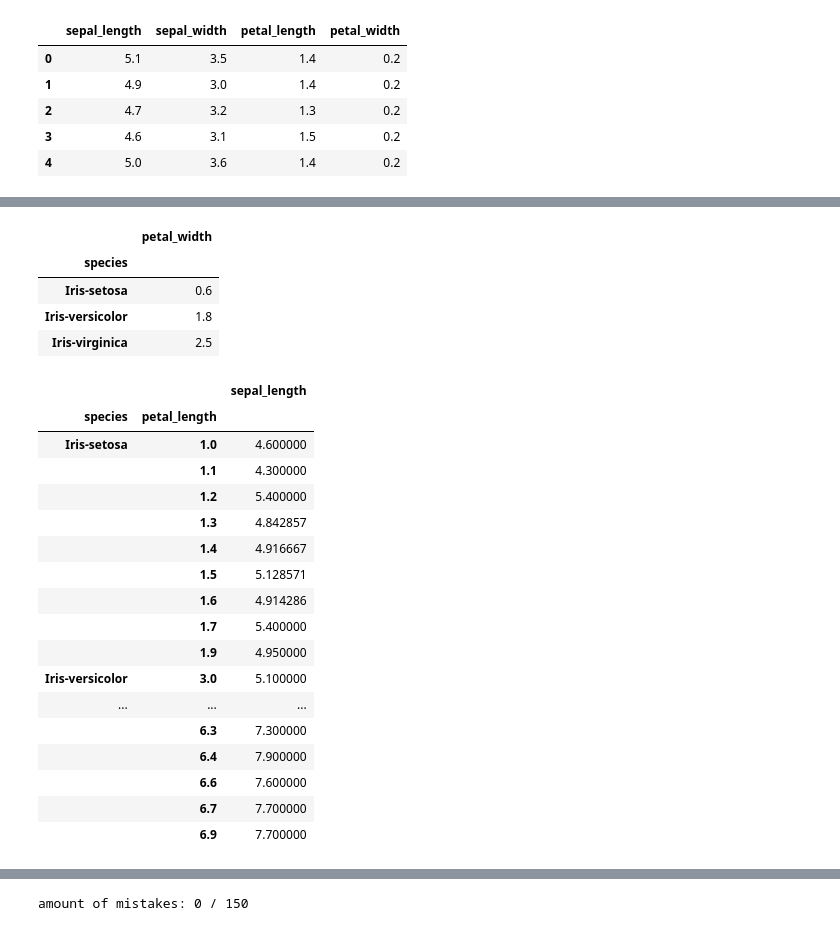
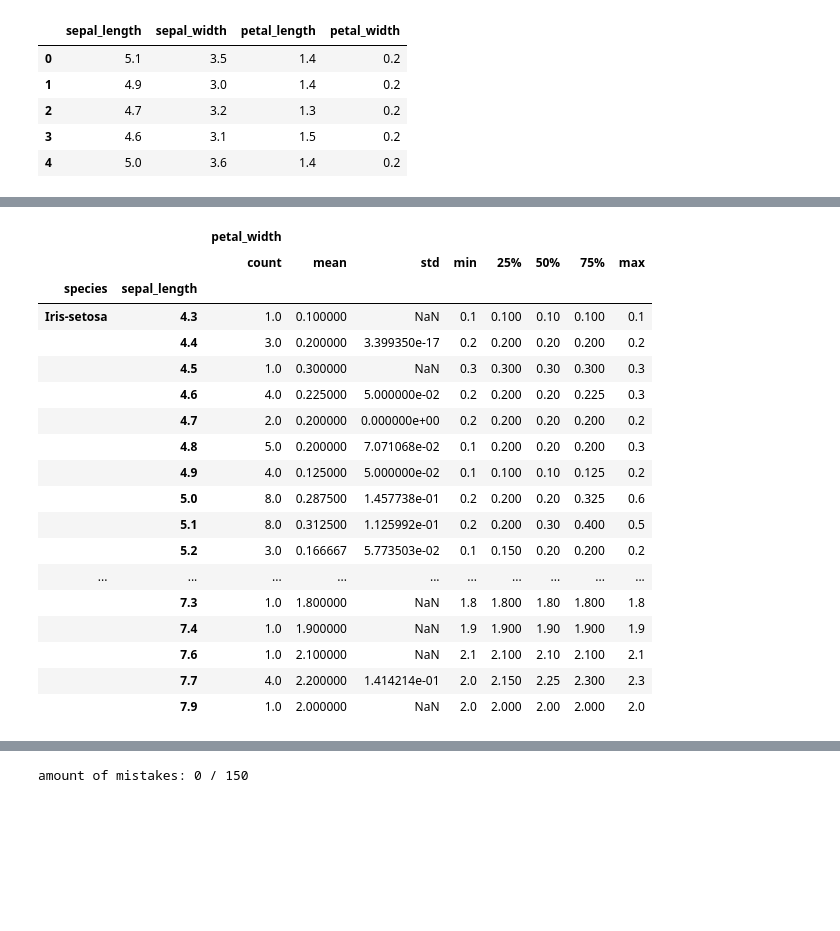
Before and after one commit to miguelAlessandro/Curso-CM072, a Jupyter notebook: Tareas/Tarea1.ipynb, the cells around one changed output, grey strips where cells are left out. Drawn from its saved outputs; the diff is of its cells as text; code cells hidden in the pictures; blank space fills up the shorter version.

```diff
--- a/Tareas/Tarea1.ipynb
+++ b/Tareas/Tarea1.ipynb
@@ -73,29 +105,22 @@ iris[['species', 'petal_width']].groupby(['species']).min()
 # %%
-iris[['species', 'petal_width']].groupby(['species']).max()
+iris[['species', 'sepal_length', 'petal_width']].groupby(['species', 'sepal_length']).describe()
 # %% [output]
-|  | petal_width |
-| species |  |
-| Iris-setosa | 0.6 |
-| Iris-versicolor | 1.8 |
-| Iris-virginica | 2.5 |
+|  |  | petal_width |  |  |  |  |  |  |  |
+|  |  | count | mean | std | min | 25% | 50% | 75% | max |
+| species | sepal_length |  |  |  |  |  |  |  |  |
+| Iris-setosa | 4.3 | 1.0 | 0.100000 | NaN | 0.1 | 0.100 | 0.10 | 0.100 | 0.1 |
+|  | 4.4 | 3.0 | 0.200000 | 3.399350e-17 | 0.2 | 0.200 | 0.20 | 0.200 | 0.2 |
+|  | 4.5 | 1.0 | 0.300000 | NaN | 0.3 | 0.300 | 0.30 | 0.300 | 0.3 |
+|  | 4.6 | 4.0 | 0.225000 | 5.000000e-02 | 0.2 | 0.200 | 0.20 | 0.225 | 0.3 |
+|  | 4.7 | 2.0 | 0.200000 | 0.000000e+00 | 0.2 | 0.200 | 0.20 | 0.200 | 0.2 |
+|  | 4.8 | 5.0 | 0.200000 | 7.071068e-02 | 0.1 | 0.200 | 0.20 | 0.200 | 0.3 |
+|  | 4.9 | 4.0 | 0.125000 | 5.000000e-02 | 0.1 | 0.100 | 0.10 | 0.125 | 0.2 |
+|  | 5.0 | 8.0 | 0.287500 | 1.457738e-01 | 0.2 | 0.200 | 0.20 | 0.325 | 0.6 |
+|  | 5.1 | 8.0 | 0.312500 | 1.125992e-01 | 0.2 | 0.200 | 0.30 | 0.400 | 0.5 |
+|  | 5.2 | 3.0 | 0.166667 | 5.773503e-02 | 0.1 | 0.150 | 0.20 | 0.200 | 0.2 |
+| ... | ... | ... | ... | ... | ... | ... | ... | ... | ... |
+|  | 7.3 | 1.0 | 1.800000 | NaN | 1.8 | 1.800 | 1.80 | 1.800 | 1.8 |
+|  | 7.4 | 1.0 | 1.900000 | NaN | 1.9 | 1.900 | 1.90 | 1.900 | 1.9 |
+|  | 7.6 | 1.0 | 2.100000 | NaN | 2.1 | 2.100 | 2.10 | 2.100 | 2.1 |
+|  | 7.7 | 4.0 | 2.200000 | 1.414214e-01 | 2.0 | 2.150 | 2.25 | 2.300 | 2.3 |
+|  | 7.9 | 1.0 | 2.000000 | NaN | 2.0 | 2.000 | 2.00 | 2.000 | 2.0 |
-# %%
-iris[['species', 'petal_length', 'sepal_length']].groupby(['species', 'petal_length']).mean()
-# %% [output]
-|  |  | sepal_length |
-| species | petal_length |  |
-| Iris-setosa | 1.0 | 4.600000 |
-|  | 1.1 | 4.300000 |
-|  | 1.2 | 5.400000 |
-|  | 1.3 | 4.842857 |
-|  | 1.4 | 4.916667 |
-|  | 1.5 | 5.128571 |
-|  | 1.6 | 4.914286 |
-|  | 1.7 | 5.400000 |
-|  | 1.9 | 4.950000 |
-| Iris-versicolor | 3.0 | 5.100000 |
-| ... | ... | ... |
-|  | 6.3 | 7.300000 |
-|  | 6.4 | 7.900000 |
-|  | 6.6 | 7.600000 |
-|  | 6.7 | 7.700000 |
-|  | 6.9 | 7.700000 |
```
Also changed, not shown: parts of 12 cells of this notebook.
